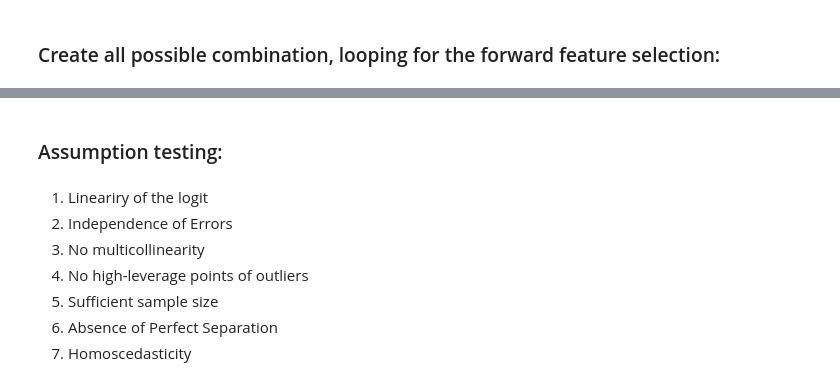
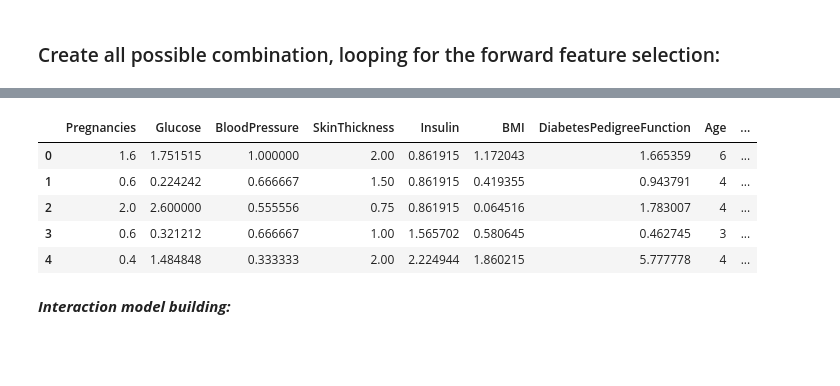
Before and after one commit to Bathurst7/stats_model_1, a Jupyter notebook: code_py/final_model1.ipynb, the cells around one changed output, grey strips where cells are left out. Drawn from its saved outputs; the diff is of its cells as text; code cells hidden in the pictures; blank space fills up the shorter version.

Commit message:
stats model validation

```diff
--- a/code_py/final_model1.ipynb
+++ b/code_py/final_model1.ipynb
@@ -627,13 +622,3 @@ From the original model, we should remove SkinThickness (0.920) due to its high
 x_df = x_df.drop("SkinThickness", axis="columns")
 # %% [markdown]
 ### Create all possible combination, looping for the forward feature selection:
-# %%
-def generate_combination(x_df):
-    interaction_terms = pd.DataFrame()
-    for combo in itertools.combinations(x_df.columns, 2):
-        interaction_name = f"combo_{combo[0]}_{combo[1]}"
-        interaction_terms[interaction_name] = x_df[combo[0]] * x_df[combo[1]]
-    return interaction_terms
-# %%
-interaction_terms = generate_combination(x_df)
-x_df = pd.concat([x_df, interaction_terms], axis="columns")
@@ -712,10 +625,22 @@ combo_Glucose_Age                              0.3848      0.210      1.834
-# %% [markdown]
-### Assumption testing:
-# %% [markdown]
-1. Lineariry of the logit
-2. Independence of Errors
-3. No multicollinearity
-4. No high-leverage points of outliers
-5. Sufficient sample size
-6. Absence of Perfect Separation
-7. Homoscedasticity
+# %%
+def generate_combination(x_df, interactive_var='Age'):
+    columns = x_df.columns
+    for col in columns:
+        if col != interactive_var:
+            x_df[f"{col}_{interactive_var}"]=x_df[col]*x_df[interactive_var]
+        else:
+            continue
+    return x_df
+# %%
+scaled_x_df = generate_combination(scaled_x_df)
+# %%
+scaled_x_df.head()
+# %% [output]
+|  | Pregnancies | Glucose | BloodPressure | SkinThickness | Insulin | BMI | DiabetesPedigreeFunction | Age | ... |
+| 0 | 1.6 | 1.751515 | 1.000000 | 2.00 | 0.861915 | 1.172043 | 1.665359 | 6 | ... |
+| 1 | 0.6 | 0.224242 | 0.666667 | 1.50 | 0.861915 | 0.419355 | 0.943791 | 4 | ... |
+| 2 | 2.0 | 2.600000 | 0.555556 | 0.75 | 0.861915 | 0.064516 | 1.783007 | 4 | ... |
+| 3 | 0.6 | 0.321212 | 0.666667 | 1.00 | 1.565702 | 0.580645 | 0.462745 | 3 | ... |
+| 4 | 0.4 | 1.484848 | 0.333333 | 2.00 | 2.224944 | 1.860215 | 5.777778 | 4 | ... |
+# %% [markdown]
+***Interaction model building:***
```
Also changed, not shown: parts of 19 cells of this notebook.
